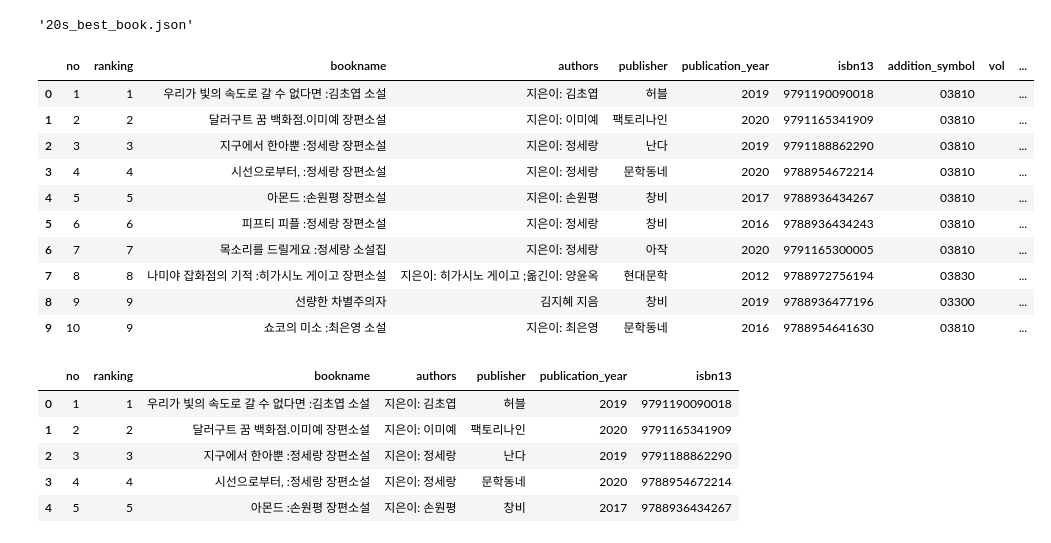
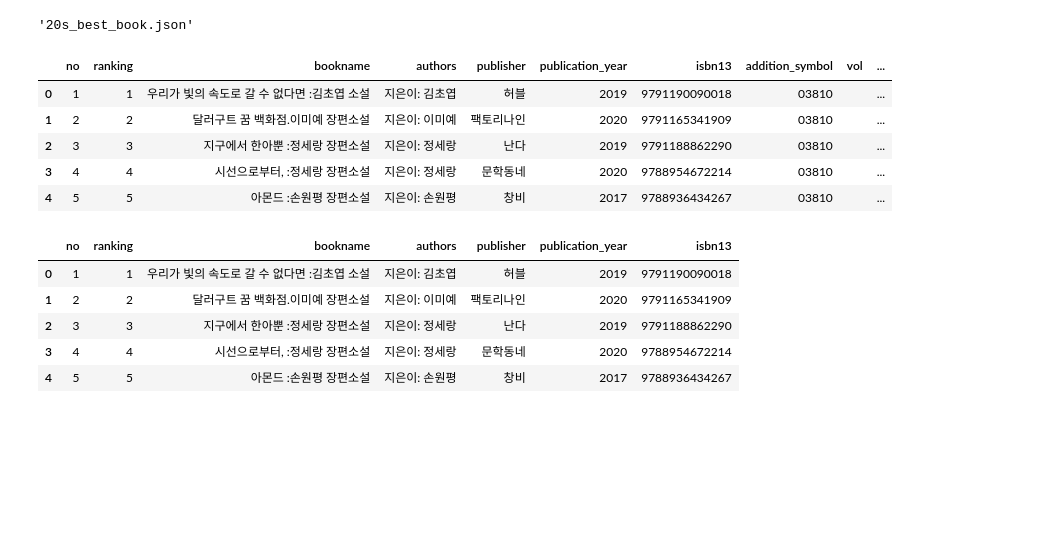
Before and after one commit to hjkang2035/main, a Jupyter notebook: 02-2.ipynb, the cells around one changed output. Cells and saved outputs as stored; diff of their text form; code cells hidden in the pictures; blank space fills up the shorter version.

```diff
--- a/02-2.ipynb
+++ b/02-2.ipynb
@@ -23,20 +23,15 @@ To: /content/20s_best_book.json
 # %%
 import pandas as pd
 
 books_df = pd.read_json('20s_best_book.json')
-books_df.head(10)
+books_df.head()
 # %% [output]
 |  | no | ranking | bookname | authors | publisher | publication_year | isbn13 | addition_symbol | vol | ... |
 | 0 | 1 | 1 | 우리가 빛의 속도로 갈 수 없다면 :김초엽 소설 | 지은이: 김초엽 | 허블 | 2019 | 9791190090018 | 03810 |  | ... |
 | 1 | 2 | 2 | 달러구트 꿈 백화점.이미예 장편소설 | 지은이: 이미예 | 팩토리나인 | 2020 | 9791165341909 | 03810 |  | ... |
 | 2 | 3 | 3 | 지구에서 한아뿐 :정세랑 장편소설 | 지은이: 정세랑 | 난다 | 2019 | 9791188862290 | 03810 |  | ... |
 | 3 | 4 | 4 | 시선으로부터, :정세랑 장편소설 | 지은이: 정세랑 | 문학동네 | 2020 | 9788954672214 | 03810 |  | ... |
 | 4 | 5 | 5 | 아몬드 :손원평 장편소설 | 지은이: 손원평 | 창비 | 2017 | 9788936434267 | 03810 |  | ... |
-| 5 | 6 | 6 | 피프티 피플 :정세랑 장편소설 | 지은이: 정세랑 | 창비 | 2016 | 9788936434243 | 03810 |  | ... |
-| 6 | 7 | 7 | 목소리를 드릴게요 :정세랑 소설집 | 지은이: 정세랑 | 아작 | 2020 | 9791165300005 | 03810 |  | ... |
-| 7 | 8 | 8 | 나미야 잡화점의 기적 :히가시노 게이고 장편소설 | 지은이: 히가시노 게이고 ;옮긴이: 양윤옥 | 현대문학 | 2012 | 9788972756194 | 03830 |  | ... |
-| 8 | 9 | 9 | 선량한 차별주의자 | 김지혜 지음 | 창비 | 2019 | 9788936477196 | 03300 |  | ... |
-| 9 | 10 | 9 | 쇼코의 미소 :최은영 소설 | 지은이: 최은영 | 문학동네 | 2016 | 9788954641630 | 03810 |  | ... |
 # %%
 books = books_df[['no','ranking','bookname','authors','publisher',
                  'publication_year','isbn13']]
```
Also changed, not shown: parts of 27 cells of this notebook.
